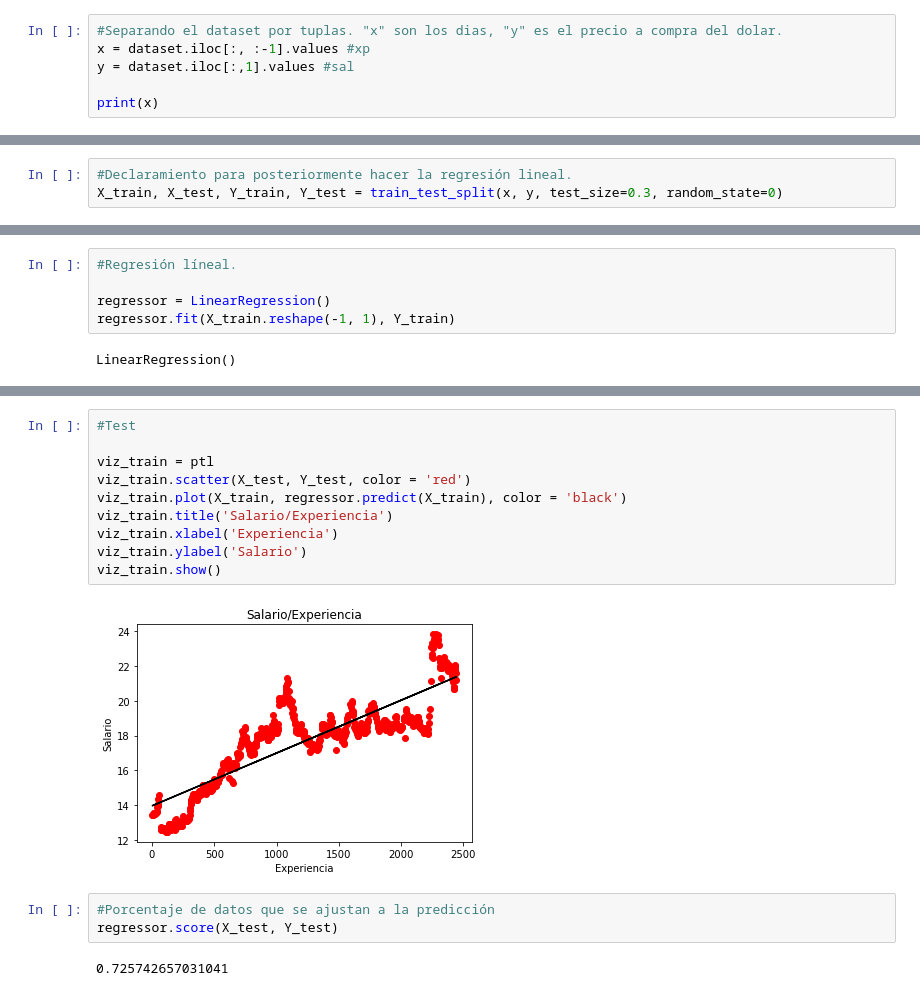
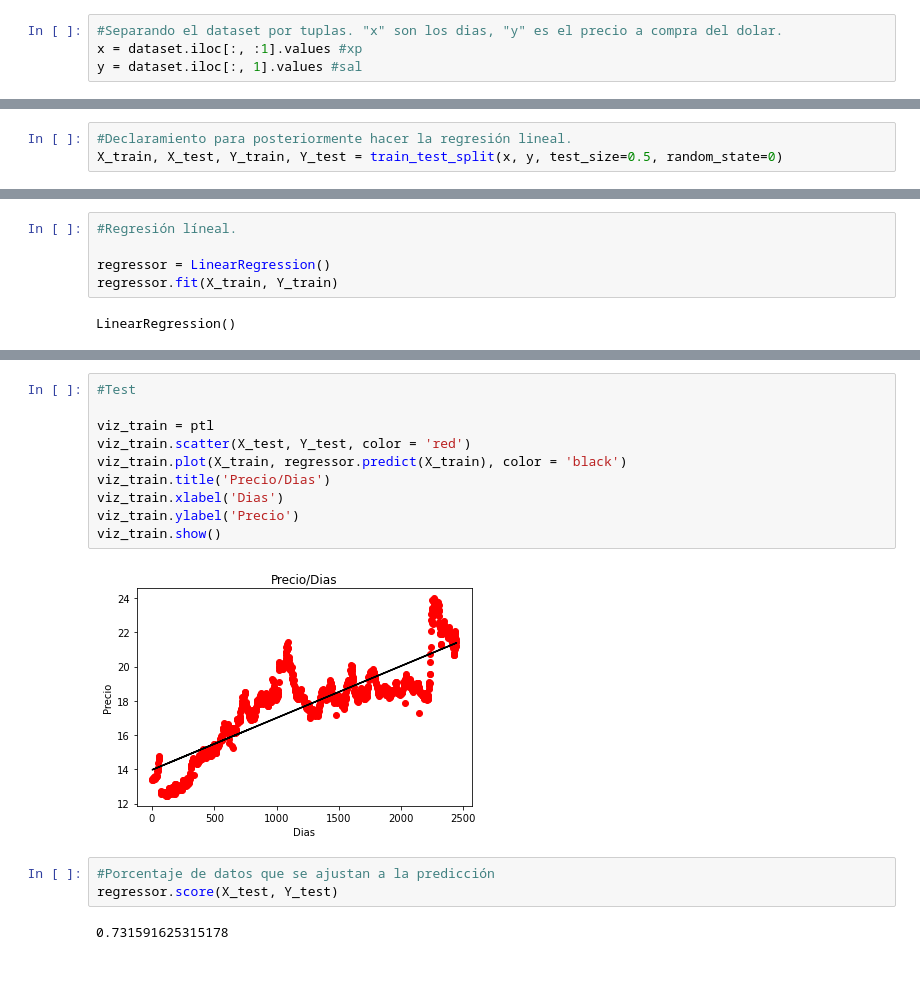
Before and after one commit to SaidTorres3/PythonAndAI, a Jupyter notebook: Dolar Prediccion.ipynb, the cells around one changed output, grey strips where cells are left out. Cells and saved outputs as stored; diff of their text form.

```diff
--- a/Dolar Prediccion.ipynb
+++ b/Dolar Prediccion.ipynb
@@ -32,7 +32,5 @@ print(dataset)
 ordenamiento = dataset.sort_values(by=['Dia'], ignore_index=True)
 # %%
 #Separando el dataset por tuplas. "x" son los dias, "y" es el precio a compra del dolar.
-x = dataset.iloc[:, :-1].values #xp
-y = dataset.iloc[:,1].values #sal
-
-print(x)
+x = dataset.iloc[:, :1].values #xp
+y = dataset.iloc[:, 1].values #sal
@@ -47,6 +37,6 @@ print(x)
 # %%
 #Declaramiento para posteriormente hacer la regresión lineal.
-X_train, X_test, Y_train, Y_test = train_test_split(x, y, test_size=0.3, random_state=0)
+X_train, X_test, Y_train, Y_test = train_test_split(x, y, test_size=0.5, random_state=0)
 # %%
 # #Gráfica de los datos.
 # output_file("graficadosimple.html")
@@ -58,7 +48,7 @@ X_train, X_test, Y_train, Y_test = train_test_split(x, y, test_size=0.3, random_
 #Regresión líneal.
 
 regressor = LinearRegression()
-regressor.fit(X_train.reshape(-1, 1), Y_train)
+regressor.fit(X_train, Y_train)
 # %% [output]
 LinearRegression()
 # %%
@@ -76,17 +66,17 @@ viz_train.show()
 # %%
 #Test
 
 viz_train = ptl
 viz_train.scatter(X_test, Y_test, color = 'red')
 viz_train.plot(X_train, regressor.predict(X_train), color = 'black')
-viz_train.title('Salario/Experiencia')
-viz_train.xlabel('Experiencia')
-viz_train.ylabel('Salario')
+viz_train.title('Precio/Dias')
+viz_train.xlabel('Dias')
+viz_train.ylabel('Precio')
 viz_train.show()
 # %% [output]
-[figure, old version]
+[figure, new version]
 # %%
 #Porcentaje de datos que se ajustan a la predicción
 regressor.score(X_test, Y_test)
 # %% [output]
-0.725742657031041
+0.731591625315178
```
Also changed, not shown: parts of 2 cells of this notebook.
